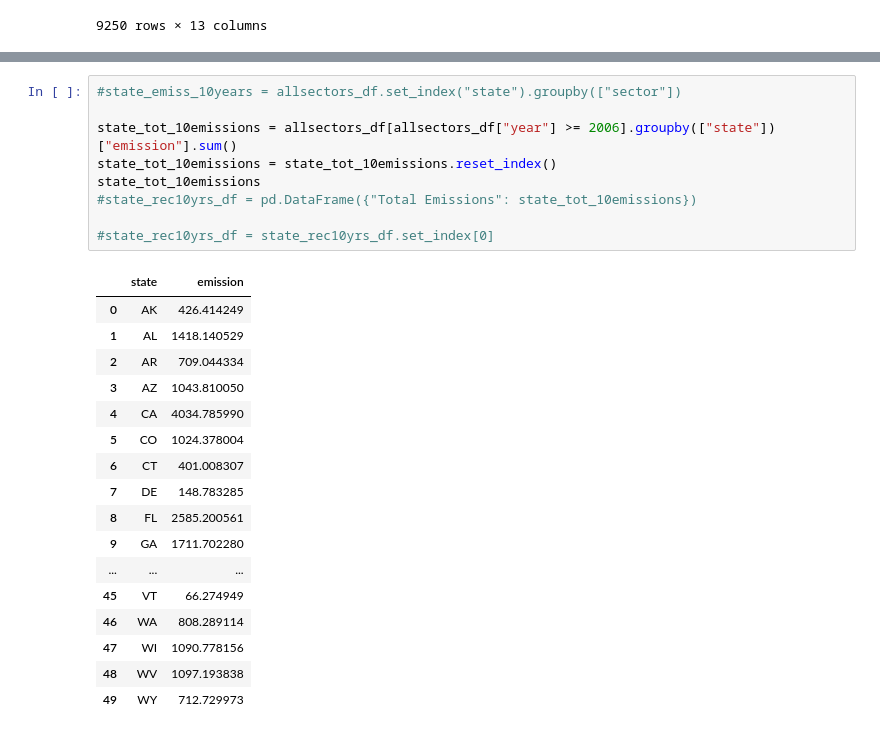
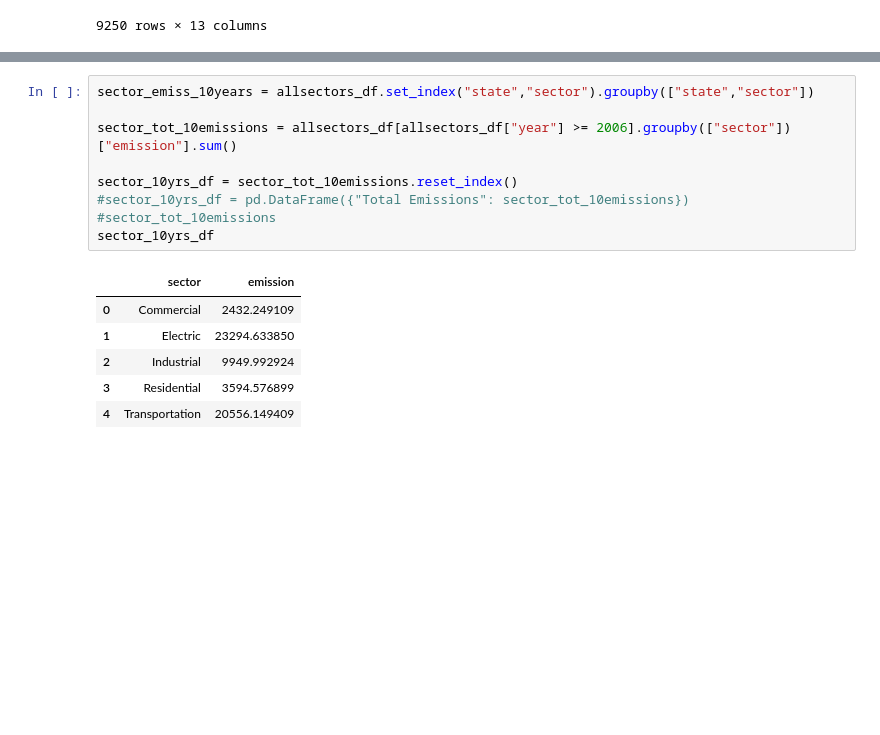
Before and after one commit to DanielMJones2005/Project-1, a Jupyter notebook: CO2EmissionsAllFuelsbyState_AllSectorsMerged.ipynb, the cells around one changed output, grey strips where cells are left out. Drawn from its saved outputs; the diff is of its cells as text; blank space fills up the shorter version.

Commit message:
Master CO2 by State all Sectors v2-Oswald

```diff
--- a/CO2EmissionsAllFuelsbyState_AllSectorsMerged.ipynb
+++ b/CO2EmissionsAllFuelsbyState_AllSectorsMerged.ipynb
@@ -688,27 +743,16 @@ tot_10emission_stsector
 # %%
-#state_emiss_10years = allsectors_df.set_index("state").groupby(["sector"])
+sector_emiss_10years = allsectors_df.set_index("state","sector").groupby(["state","sector"])
 
-state_tot_10emissions = allsectors_df[allsectors_df["year"] >= 2006].groupby(["state"])["emission"].sum()
-state_tot_10emissions = state_tot_10emissions.reset_index()
-state_tot_10emissions
-#state_rec10yrs_df = pd.DataFrame({"Total Emissions": state_tot_10emissions})
+sector_tot_10emissions = allsectors_df[allsectors_df["year"] >= 2006].groupby(["sector"])["emission"].sum()
 
-#state_rec10yrs_df = state_rec10yrs_df.set_index[0]
+sector_10yrs_df = sector_tot_10emissions.reset_index()
+#sector_10yrs_df = pd.DataFrame({"Total Emissions": sector_tot_10emissions})
+#sector_tot_10emissions
+sector_10yrs_df
 # %% [output]
-|  | state | emission |
-| 0 | AK | 426.414249 |
-| 1 | AL | 1418.140529 |
-| 2 | AR | 709.044334 |
-| 3 | AZ | 1043.810050 |
-| 4 | CA | 4034.785990 |
-| 5 | CO | 1024.378004 |
-| 6 | CT | 401.008307 |
-| 7 | DE | 148.783285 |
-| 8 | FL | 2585.200561 |
-| 9 | GA | 1711.702280 |
-| ... | ... | ... |
-| 45 | VT | 66.274949 |
-| 46 | WA | 808.289114 |
-| 47 | WI | 1090.778156 |
-| 48 | WV | 1097.193838 |
-| 49 | WY | 712.729973 |
+|  | sector | emission |
+| 0 | Commercial | 2432.249109 |
+| 1 | Electric | 23294.633850 |
+| 2 | Industrial | 9949.992924 |
+| 3 | Residential | 3594.576899 |
+| 4 | Transportation | 20556.149409 |
```
Also changed, not shown: parts of 9 cells of this notebook.
